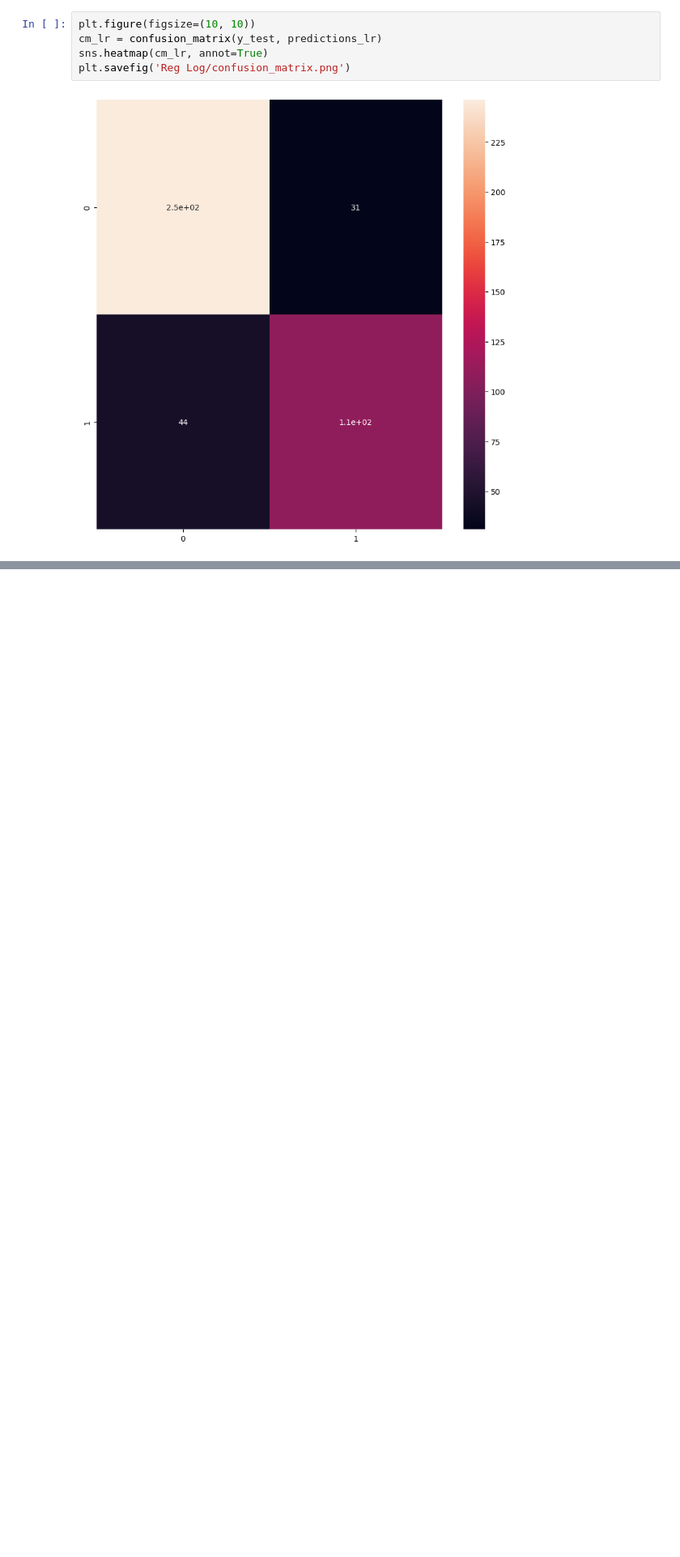
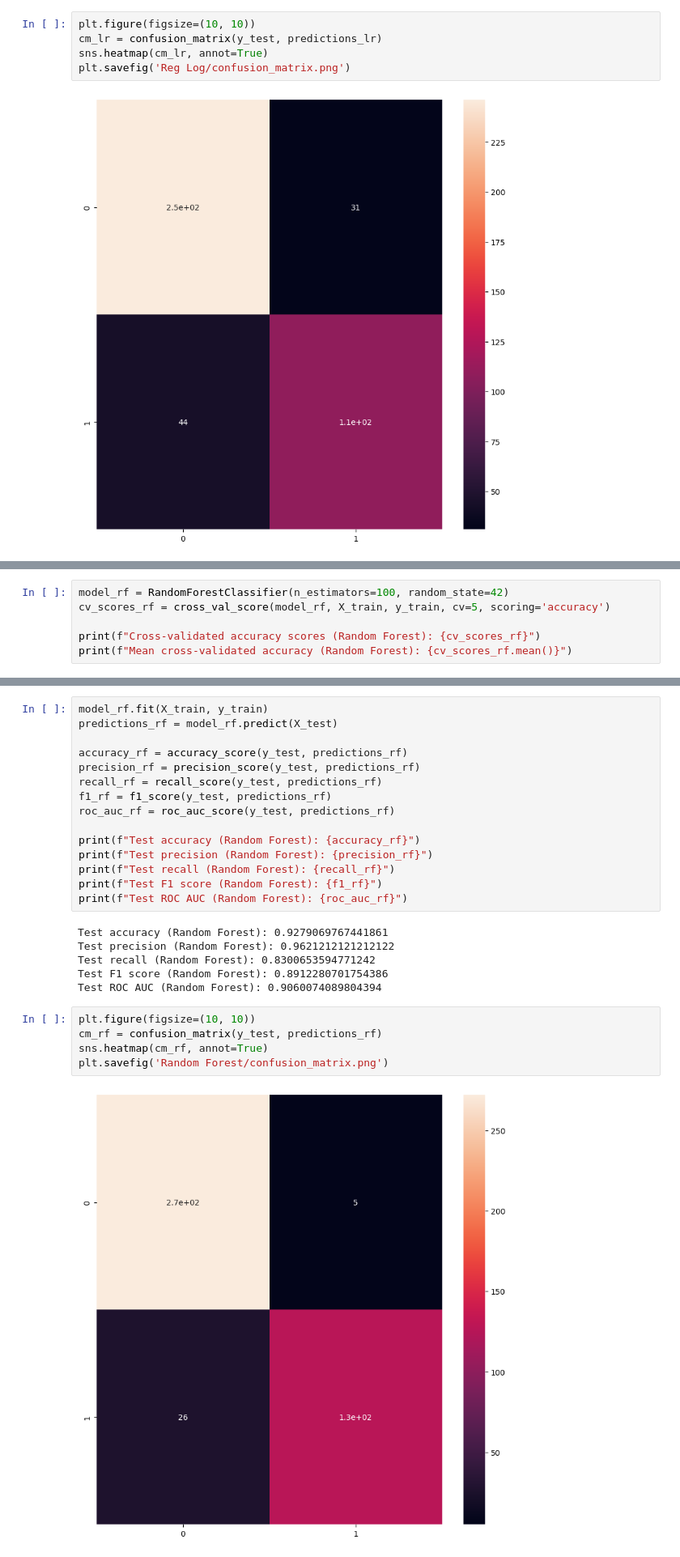
Before and after one commit to aaudric/Alzheimer-s-Disease-Predictions, a Jupyter notebook: alzheimer.ipynb, the cells around one changed output, grey strips where cells are left out. Shown at 81% size. Cells and saved outputs as stored; diff of their text form; blank space fills up the shorter version.

Commit message:
add random forest model

```diff
--- a/alzheimer.ipynb
+++ b/alzheimer.ipynb
@@ -191,0 +194,6 @@ plt.savefig('Reg Log/confusion_matrix.png')
+# %%
+model_rf = RandomForestClassifier(n_estimators=100, random_state=42)
+cv_scores_rf = cross_val_score(model_rf, X_train, y_train, cv=5, scoring='accuracy')
+
+print(f"Cross-validated accuracy scores (Random Forest): {cv_scores_rf}")
+print(f"Mean cross-validated accuracy (Random Forest): {cv_scores_rf.mean()}")
@@ -191,0 +203,28 @@ plt.savefig('Reg Log/confusion_matrix.png')
+# %%
+model_rf.fit(X_train, y_train)
+predictions_rf = model_rf.predict(X_test)
+
+accuracy_rf = accuracy_score(y_test, predictions_rf)
+precision_rf = precision_score(y_test, predictions_rf)
+recall_rf = recall_score(y_test, predictions_rf)
+f1_rf = f1_score(y_test, predictions_rf)
+roc_auc_rf = roc_auc_score(y_test, predictions_rf)
+
+print(f"Test accuracy (Random Forest): {accuracy_rf}")
+print(f"Test precision (Random Forest): {precision_rf}")
+print(f"Test recall (Random Forest): {recall_rf}")
+print(f"Test F1 score (Random Forest): {f1_rf}")
+print(f"Test ROC AUC (Random Forest): {roc_auc_rf}")
+# %% [output]
+Test accuracy (Random Forest): 0.9279069767441861
+Test precision (Random Forest): 0.9621212121212122
+Test recall (Random Forest): 0.8300653594771242
+Test F1 score (Random Forest): 0.8912280701754386
+Test ROC AUC (Random Forest): 0.9060074089804394
+# %%
+plt.figure(figsize=(10, 10))
+cm_rf = confusion_matrix(y_test, predictions_rf)
+sns.heatmap(cm_rf, annot=True)
+plt.savefig('Random Forest/confusion_matrix.png')
+# %% [output]
+[figure, added]
```
Also changed, not shown: parts of 2 cells of this notebook, 1 other file.
